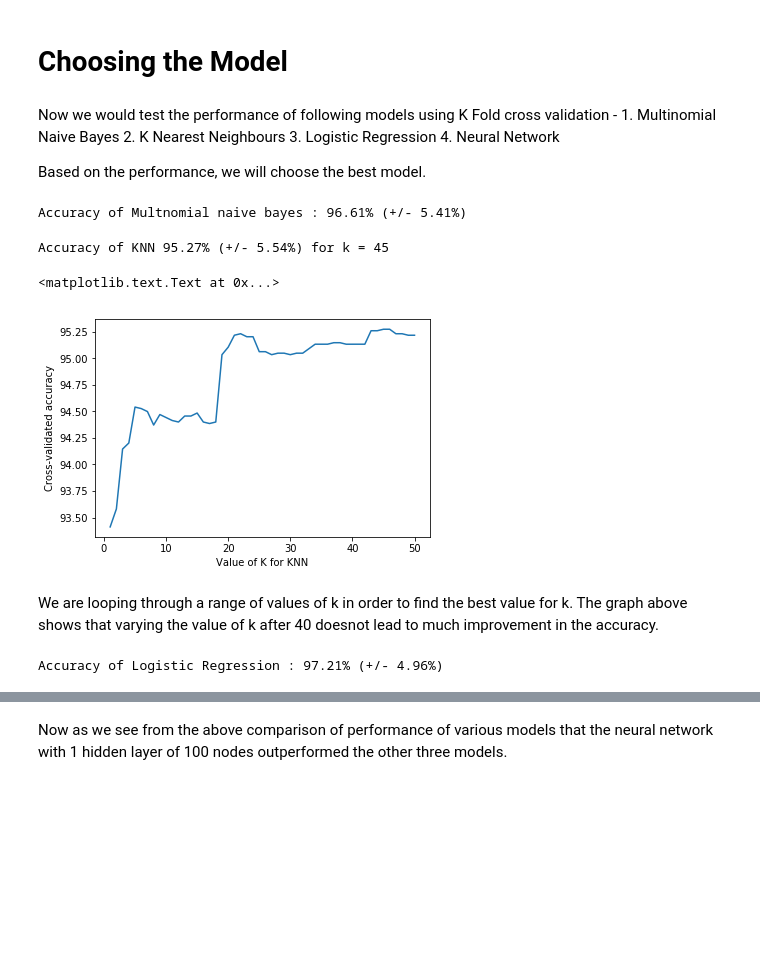
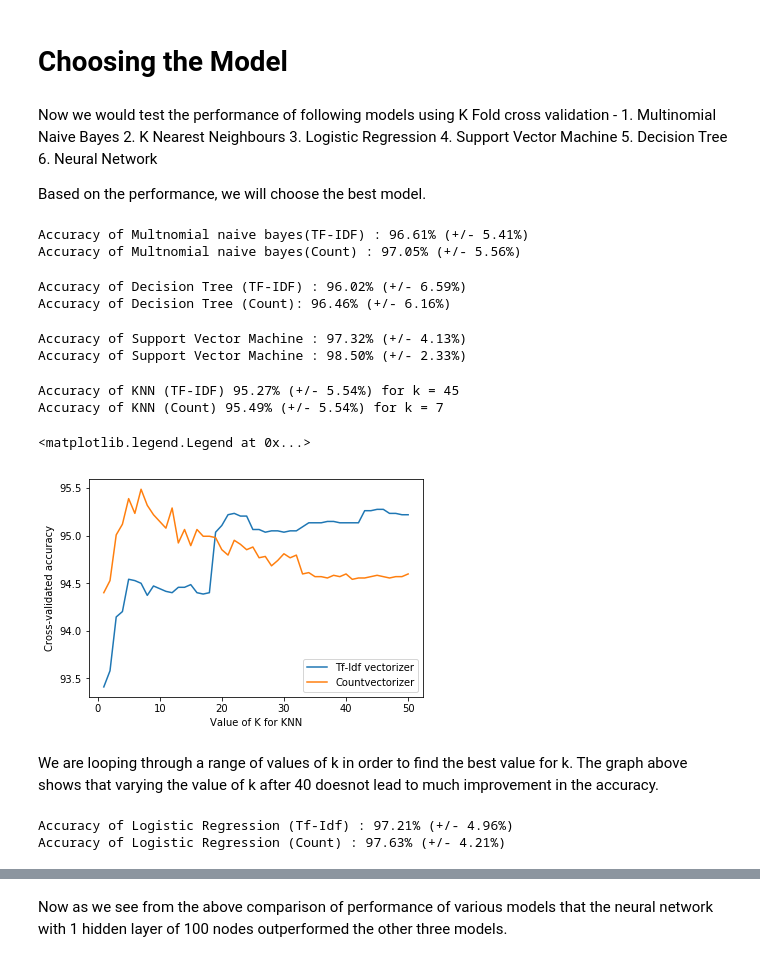
Before and after one commit to KARTHEEKCIC/Sentiment-Analysis, a Jupyter notebook: sentiment_analysis.ipynb, the cells around one changed output, grey strips where cells are left out. Drawn from its saved outputs; the diff is of its cells as text; code cells hidden in the pictures; blank space fills up the shorter version.

Commit message:
adding more classifiers

```diff
--- a/sentiment_analysis.ipynb
+++ b/sentiment_analysis.ipynb
@@ -48,64 +58,107 @@ Now we would test the performance of following models using K Fold cross validat
     1. Multinomial Naive Bayes
     2. K Nearest Neighbours
     3. Logistic Regression
-    4. Neural Network
+    4. Support Vector Machine
+    5. Decision Tree
+    6. Neural Network
 
 Based on the performance, we will choose the best model.
 # %%
 # Words as features using TF-IDF and training the model
 tfidfVectorizer = TfidfVectorizer(stop_words = 'english')
 train_features = tfidfVectorizer.fit_transform(train_data_X) # number of features - 1921
+countVectorizer = CountVectorizer(stop_words='english')
+train_features1 = countVectorizer.fit_transform(train_data_X) # number of features - 1921
 
 #1 Multinomial Naive Bayes
 mnbclassifier = MultinomialNB()
 scores = cross_val_score(mnbclassifier, train_features, train_data_Y, cv=10, scoring='accuracy')
-print("Accuracy of Multnomial naive bayes : %.2f%% (+/- %.2f%%)" % (np.mean(scores*100),np.std(scores*100)))
+scores1 = cross_val_score(mnbclassifier, train_features1, train_data_Y, cv=10, scoring='accuracy')
+print("Accuracy of Multnomial naive bayes(TF-IDF) : %.2f%% (+/- %.2f%%)" % (np.mean(scores*100),np.std(scores*100)))
+print("Accuracy of Multnomial naive bayes(Count) : %.2f%% (+/- %.2f%%)" % (np.mean(scores1*100),np.std(scores1*100)))
 # %% [output]
-Accuracy of Multnomial naive bayes : 96.61% (+/- 5.41%)
+Accuracy of Multnomial naive bayes(TF-IDF) : 96.61% (+/- 5.41%)
+Accuracy of Multnomial naive bayes(Count) : 97.05% (+/- 5.56%)
+# %%
+DTclassifier = DecisionTreeClassifier(criterion = 'entropy', random_state = 0)
+scores = cross_val_score(DTclassifier, train_features, train_data_Y, cv=10, scoring='accuracy')
+scores1 = cross_val_score(DTclassifier, train_features1, train_data_Y, cv=10, scoring='accuracy')
+print("Accuracy of Decision Tree (TF-IDF) : %.2f%% (+/- %.2f%%)" % (np.mean(scores*100),np.std(scores*100)))
+print("Accuracy of Decision Tree (Count): %.2f%% (+/- %.2f%%)" % (np.mean(scores1*100),np.std(scores1*100)))
+# %% [output]
+Accuracy of Decision Tree (TF-IDF) : 96.02% (+/- 6.59%)
+Accuracy of Decision Tree (Count): 96.46% (+/- 6.16%)
+# %%
+SVCclassifier = SVC(kernel = 'linear', random_state = 0)
+scores = cross_val_score(SVCclassifier, train_features, train_data_Y, cv=10, scoring='accuracy')
+scores1 = cross_val_score(SVCclassifier, train_features1, train_data_Y, cv=10, scoring='accuracy')
+print("Accuracy of Support Vector Machine : %.2f%% (+/- %.2f%%)" % (np.mean(scores*100),np.std(scores*100)))
+print("Accuracy of Support Vector Machine : %.2f%% (+/- %.2f%%)" % (np.mean(scores1*100),np.std(scores1*100)))
+# %% [output]
+Accuracy of Support Vector Machine : 97.32% (+/- 4.13%)
+Accuracy of Support Vector Machine : 98.50% (+/- 2.33%)
 # %%
 #2 K Nearest Neighbors
 """ First we need to decide the value of k.
     For this, we will calculate the cross validated score for each k
     and search for the k with best results.
 """
 k_range = range(1,51)
 k_scores = []
 k_std = []
+k_scores1 = []
+k_std1 = []
+
 for k in k_range:
     # Run KNeighborsClassifier with k neighbours
     knnclassifer = KNeighborsClassifier(n_neighbors=k)
     # Obtain cross_val_score for KNeighborsClassifier with k neighbours
     scores = cross_val_score(knnclassifer, train_features, train_data_Y, cv=10, scoring='accuracy')
+    scores1 = cross_val_score(knnclassifer, train_features1, train_data_Y, cv=10, scoring='accuracy')
     # Append mean of scores for k neighbors to k_scores list
     k_scores.append(np.mean(scores*100))
+    k_scores1.append(np.mean(scores1*100))
     k_std.append(np.std(scores*100))
+    k_std1.append(np.std(scores1*100))
 
 # finding the k for which the score is maximum
 max_k = k_scores.index(max(k_scores))+1
+max_k1 = k_scores1.index(max(k_scores1))+1
 std = k_std[max_k-1]
+std1 = k_std1[max_k1-1]
 
-print("Accuracy of KNN %.2f%% (+/- %.2f%%) for k = %d " % (max(k_scores),std,max_k))
+print("Accuracy of KNN (TF-IDF) %.2f%% (+/- %.2f%%) for k = %d " % (max(k_scores),std,max_k))
+print("Accuracy of KNN (Count) %.2f%% (+/- %.2f%%) for k = %d " % (max(k_scores1),std,max_k1))
 
 %matplotlib inline
 
 # plot the value of K for KNN (x-axis) versus the cross-validated accuracy (y-axis)
 # plt.plot(x_axis, y_axis)
-plt.plot(k_range, k_scores)
+plt.plot(k_range, k_scores, label = 'Tf-Idf vectorizer')
 plt.xlabel('Value of K for KNN')
 plt.ylabel('Cross-validated accuracy')
+
+plt.plot(k_range, k_scores1, label = 'Countvectorizer')
+plt.xlabel('Value of K for KNN')
+plt.ylabel('Cross-validated accuracy')
+plt.legend(loc='lower right')
 # %% [output]
-Accuracy of KNN 95.27% (+/- 5.54%) for k = 45
+Accuracy of KNN (TF-IDF) 95.27% (+/- 5.54%) for k = 45
+Accuracy of KNN (Count) 95.49% (+/- 5.54%) for k = 7
-<matplotlib.text.Text at 0x...>
+<matplotlib.legend.Legend at 0x...>
-[figure, old version]
+[figure, new version]
 # %% [markdown]
 We are looping through a range of values of k in order to find the best value for k. The graph above shows that varying the value of k after 40 doesnot lead to much improvement in the accuracy.
 # %%
 #3 Logistic Regression
 lrclassifier = LogisticRegression()
 scores = cross_val_score(lrclassifier, train_features, train_data_Y, cv=10, scoring='accuracy')
-print("Accuracy of Logistic Regression : %.2f%% (+/- %.2f%%)" % (np.mean(scores*100),np.std(scores*100)))
+scores1 = cross_val_score(lrclassifier, train_features1, train_data_Y, cv=10, scoring='accuracy')
+print("Accuracy of Logistic Regression (Tf-Idf) : %.2f%% (+/- %.2f%%)" % (np.mean(scores*100),np.std(scores*100)))
+print("Accuracy of Logistic Regression (Count) : %.2f%% (+/- %.2f%%)" % (np.mean(scores1*100),np.std(scores1*100)))
 # %% [output]
-Accuracy of Logistic Regression : 97.21% (+/- 4.96%)
+Accuracy of Logistic Regression (Tf-Idf) : 97.21% (+/- 4.96%)
+Accuracy of Logistic Regression (Count) : 97.63% (+/- 4.21%)
 # %%
 #4 Neural Network
 # define a custom optimizer with learning rate 0.001
```
Also changed, not shown: parts of 4 cells of this notebook.
